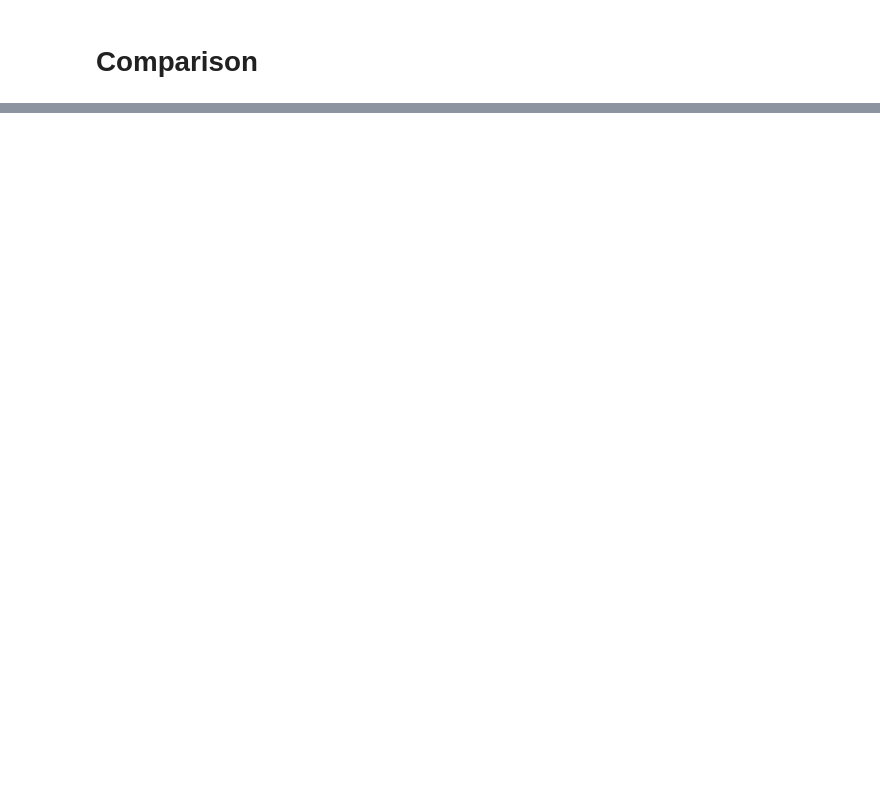
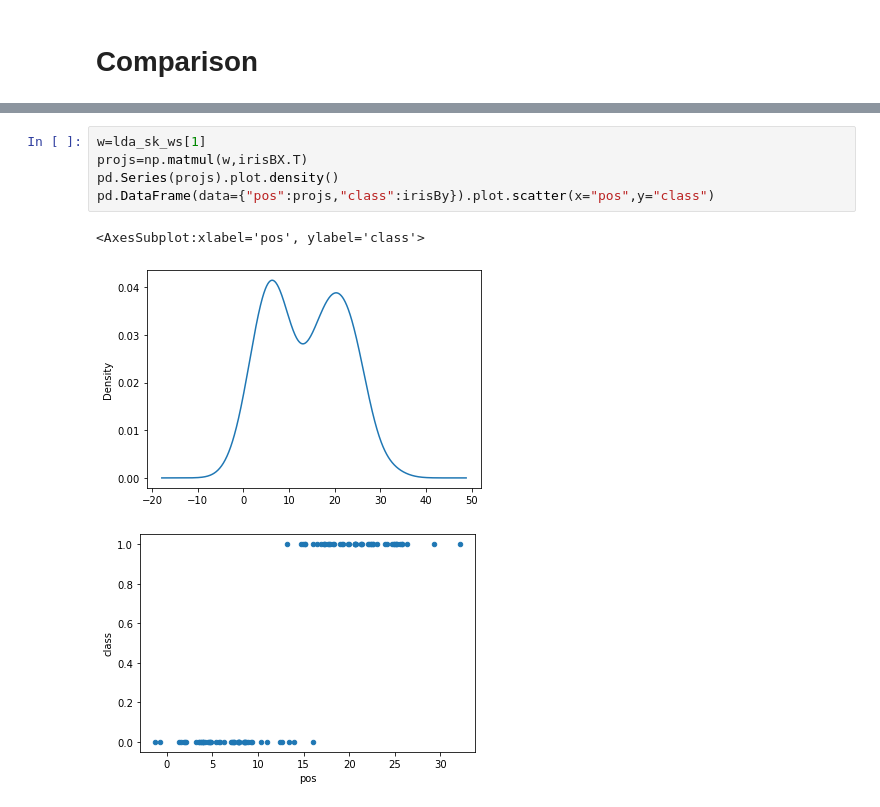
Before and after one commit to abarbieu/566-lda-logreg, a Jupyter notebook: a3_lda_logreg.ipynb, the cells around one changed output, grey strips where cells are left out. Saved outputs shown, nothing was run; the diff lists cells and outputs as text; blank space fills up the shorter version.

```diff
--- a/a3_lda_logreg.ipynb
+++ b/a3_lda_logreg.ipynb
@@ -167,0 +157,9 @@ logreg_sk.coef_
+# %%
+w=lda_sk_ws[1]
+projs=np.matmul(w,irisBX.T)
+pd.Series(projs).plot.density()
+pd.DataFrame(data={"pos":projs,"class":irisBy}).plot.scatter(x="pos",y="class")
+# %% [output]
+<AxesSubplot:xlabel='pos', ylabel='class'>
+[figure, added]
+[figure, added]
```
Also changed, not shown: parts of 19 cells of this notebook.
